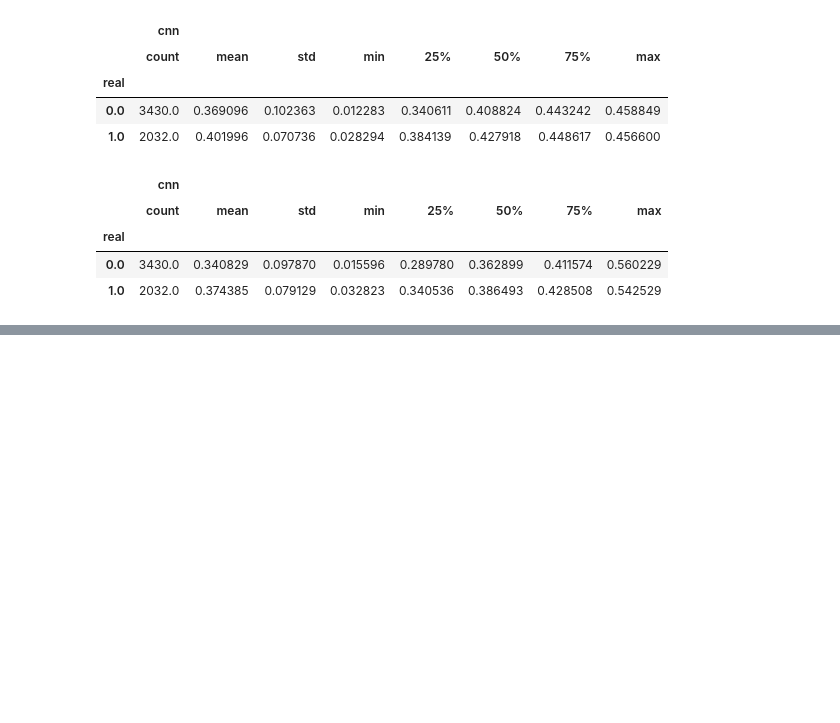
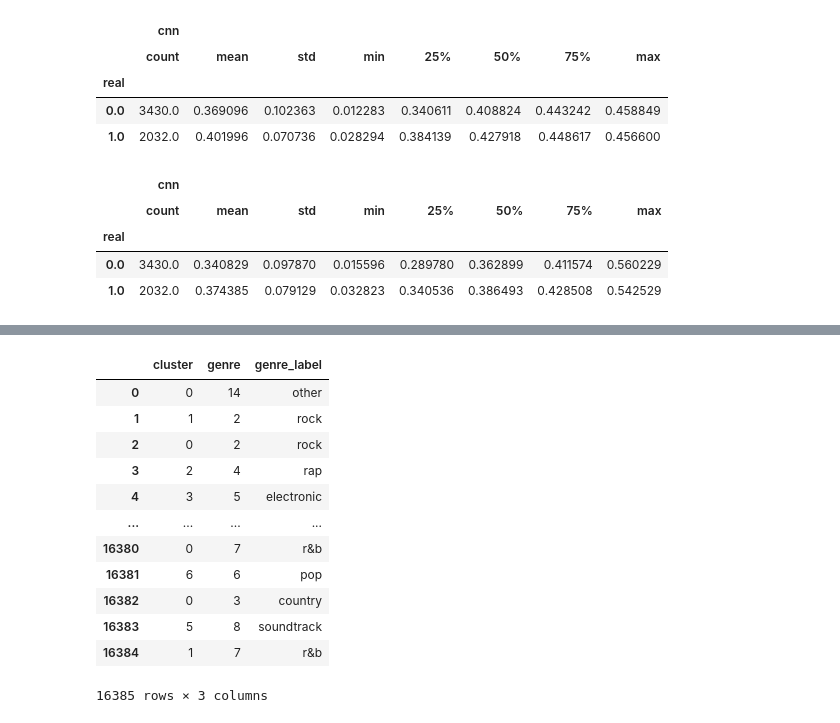
Before and after one commit to kyle-rgb/Spotify_Project, a Jupyter notebook: notebooks/New_Class.ipynb, the cells around one changed output, grey strips where cells are left out. Drawn from its saved outputs; the diff is of its cells as text; code cells hidden in the pictures; blank space fills up the shorter version.

```diff
--- a/notebooks/New_Class.ipynb
+++ b/notebooks/New_Class.ipynb
@@ -966,0 +1063,16 @@ cnn_2_df.groupby("real").describe()
+# %%
+cluster_df
+# %% [output]
+|  | cluster | genre | genre_label |
+| 0 | 0 | 14 | other |
+| 1 | 1 | 2 | rock |
+| 2 | 0 | 2 | rock |
+| 3 | 2 | 4 | rap |
+| 4 | 3 | 5 | electronic |
+| ... | ... | ... | ... |
+| 16380 | 0 | 7 | r&b |
+| 16381 | 6 | 6 | pop |
+| 16382 | 0 | 3 | country |
+| 16383 | 5 | 8 | soundtrack |
+| 16384 | 1 | 7 | r&b |
+16385 rows × 3 columns
```
Also changed, not shown: parts of 11 cells of this notebook, 1 other file.
